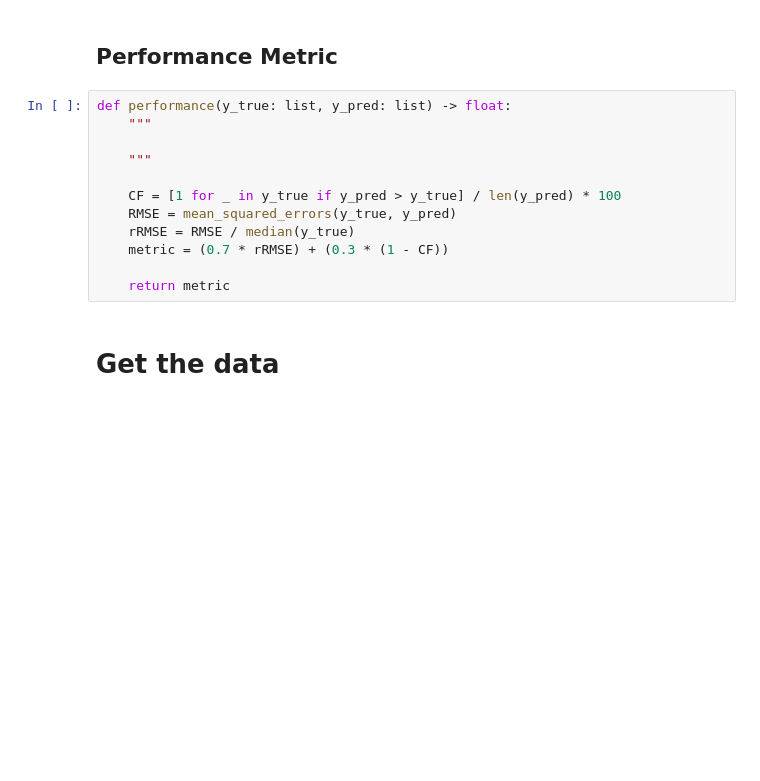
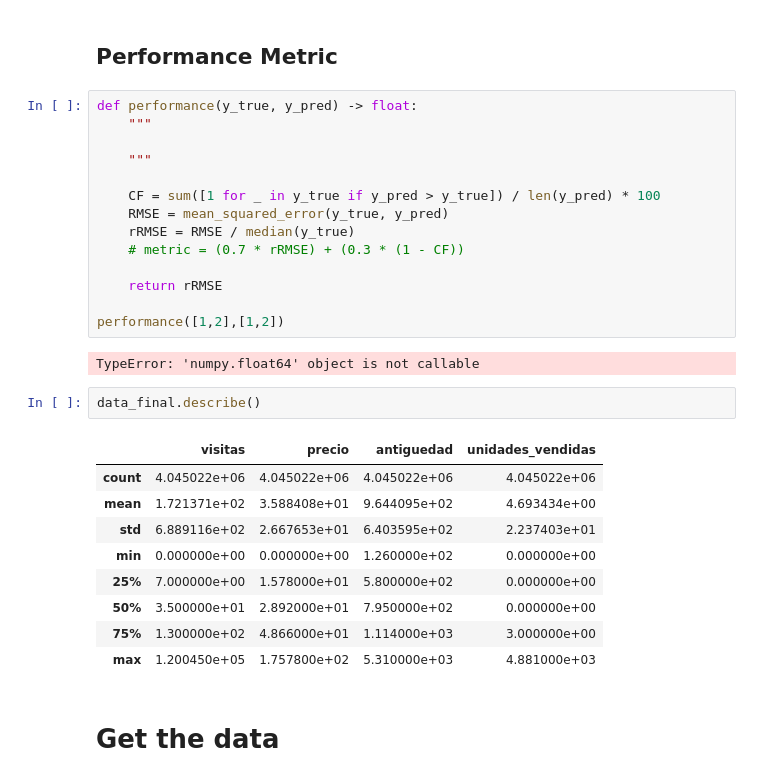
Before and after one commit to UOC-Data-Miners/Cajamar-2021, a Jupyter notebook: Cajamar.ipynb, the cells around one changed output. Drawn from its saved outputs; the diff is of its cells as text; blank space fills up the shorter version.

```diff
--- a/Cajamar.ipynb
+++ b/Cajamar.ipynb
@@ -32,17 +32,33 @@ ValueError: Function <bound method VarWatcher.auto_run_pycodestyle of <pycodesty
 # %% [markdown]
 ## Performance Metric
 # %%
-def performance(y_true: list, y_pred: list) -> float:
+def performance(y_true, y_pred) -> float:
     """
 
     """
 
-    CF = [1 for _ in y_true if y_pred > y_true] / len(y_pred) * 100
-    RMSE = mean_squared_errors(y_true, y_pred)
+    CF = sum([1 for _ in y_true if y_pred > y_true]) / len(y_pred) * 100
+    RMSE = mean_squared_error(y_true, y_pred)
     rRMSE = RMSE / median(y_true)
-    metric = (0.7 * rRMSE) + (0.3 * (1 - CF))
+    # metric = (0.7 * rRMSE) + (0.3 * (1 - CF))
 
-    return metric
+    return rRMSE
+
+performance([1,2],[1,2])
+# %% [output]
+TypeError: 'numpy.float64' object is not callable
+# %%
+data_final.describe()
+# %% [output]
+|  | visitas | precio | antiguedad | unidades_vendidas |
+| count | 4.045022e+06 | 4.045022e+06 | 4.045022e+06 | 4.045022e+06 |
+| mean | 1.721371e+02 | 3.588408e+01 | 9.644095e+02 | 4.693434e+00 |
+| std | 6.889116e+02 | 2.667653e+01 | 6.403595e+02 | 2.237403e+01 |
+| min | 0.000000e+00 | 0.000000e+00 | 1.260000e+02 | 0.000000e+00 |
+| 25% | 7.000000e+00 | 1.578000e+01 | 5.800000e+02 | 0.000000e+00 |
+| 50% | 3.500000e+01 | 2.892000e+01 | 7.950000e+02 | 0.000000e+00 |
+| 75% | 1.300000e+02 | 4.866000e+01 | 1.114000e+03 | 3.000000e+00 |
+| max | 1.200450e+05 | 1.757800e+02 | 5.310000e+03 | 4.881000e+03 |
 # %% [markdown]
 # Get the data
 # %%
```
Also changed, not shown: parts of 24 cells of this notebook.
